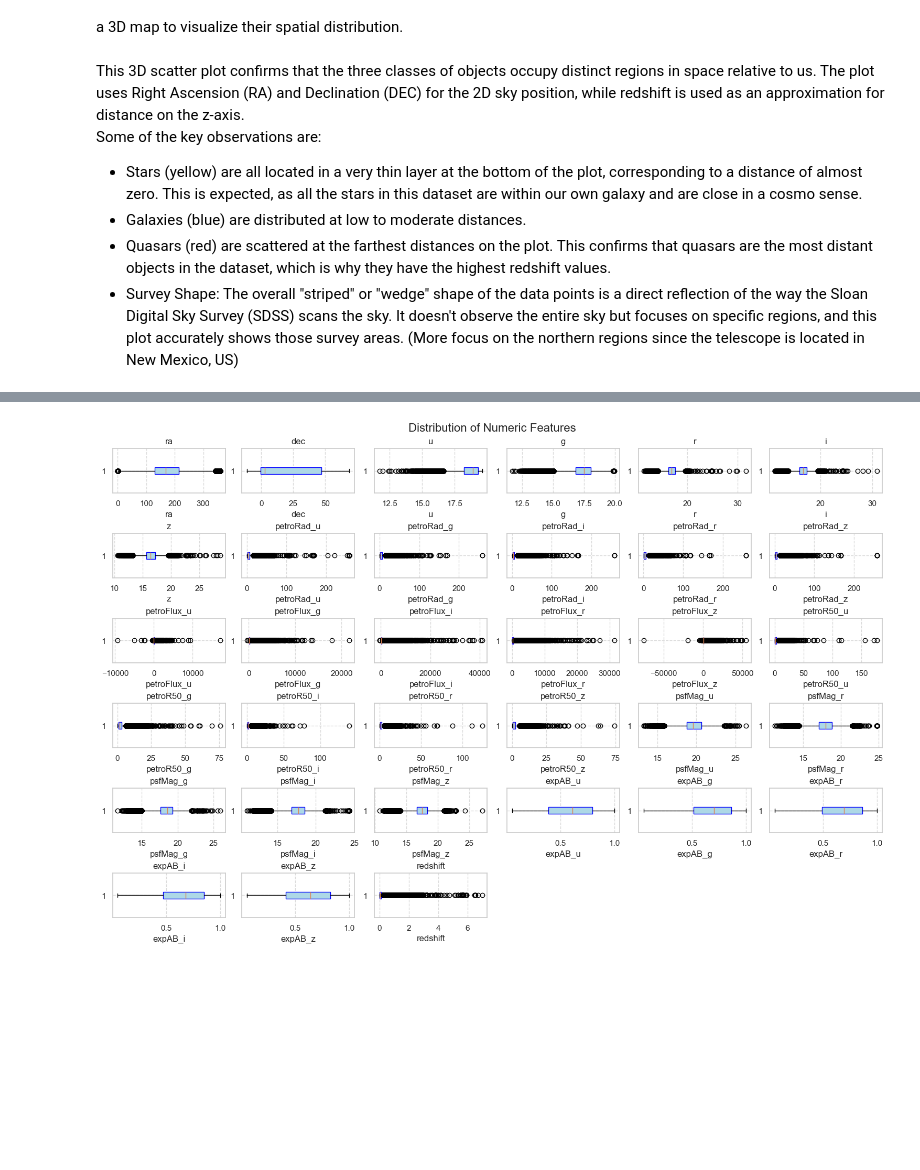
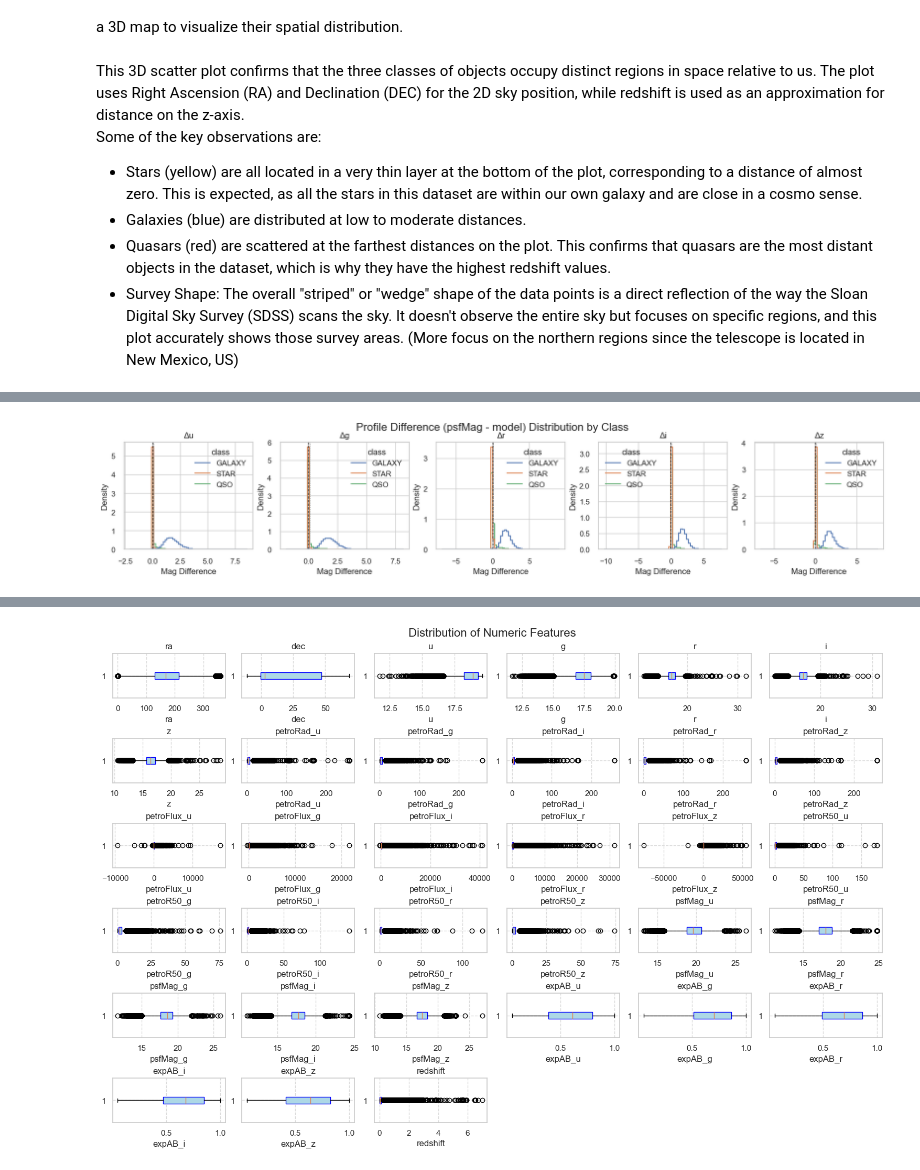
Before and after one commit to sHaiHoang/Celestia, a Jupyter notebook: project.ipynb, the cells around one changed output, grey strips where cells are left out. Cells and saved outputs as stored; diff of their text form; code cells hidden in the pictures; blank space fills up the shorter version.

```diff
--- a/project.ipynb
+++ b/project.ipynb
@@ -223,0 +232,27 @@ plt.show()
+# %%
+# --- Load and Clean Data ---
+df_processed = pd.read_csv("SDSS_DR18.csv")
+df_processed.replace(-9999, np.nan, inplace=True)
+for col in df_processed.select_dtypes(include=np.number).columns:
+    if df_processed[col].isnull().any():
+        median_val = df_processed[col].median()
+        df_processed[col] = df_processed[col].fillna(median_val)
+
+# --- Engineer Profile Difference Feature (Delta-Mag) ---
+for band in ['u', 'g', 'r', 'i', 'z']:
+    df_processed[f'Δ{band}'] = df_processed[f'psfMag_{band}'] - df_processed[band]
+
+# --- Visualization 1: Profile Difference Histograms ---
+delta_bands = ['Δu', 'Δg', 'Δr', 'Δi', 'Δz']
+fig, axes = plt.subplots(1, 5, figsize=(16, 3), constrained_layout=True)
+fig.suptitle('Profile Difference (psfMag - model) Distribution by Class', y=1.05, fontsize=16)
+for ax, band_name in zip(axes, delta_bands):
+    sns.histplot(df_processed, x=band_name, hue='class', bins=60, stat='density', common_norm=False, element='step', fill=False, ax=ax, alpha=0.9)
+    ax.axvline(0.0, ls='--', lw=1, c='black')
+    ax.axvline(0.1, ls=':', lw=1, c='gray')
+    ax.set_title(band_name)
+    ax.set_xlabel('Mag Difference')
+    ax.set_ylabel('Density')
+plt.show()
+# %% [output]
+[figure, added]
```
Also changed, not shown: parts of 15 cells of this notebook.
